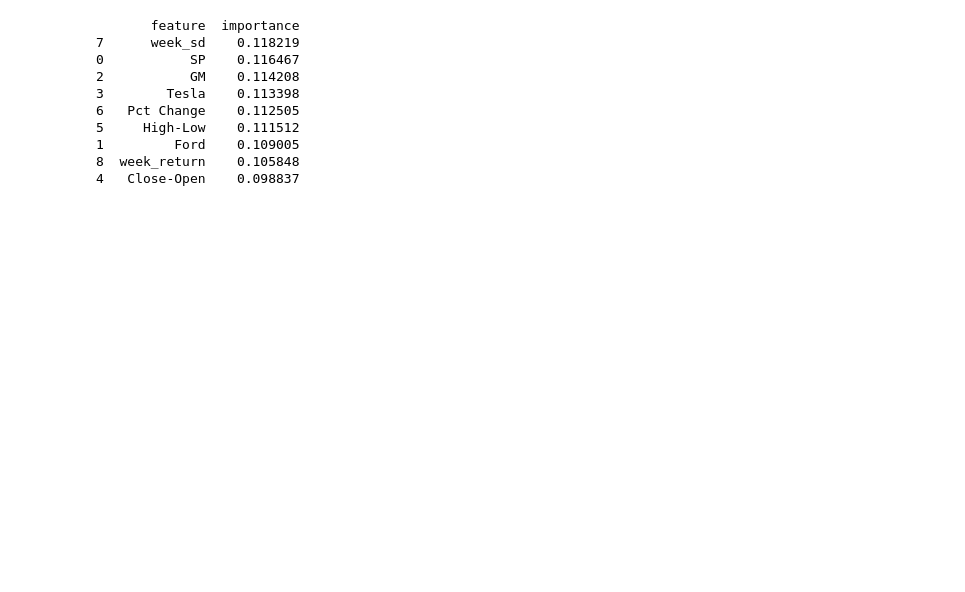
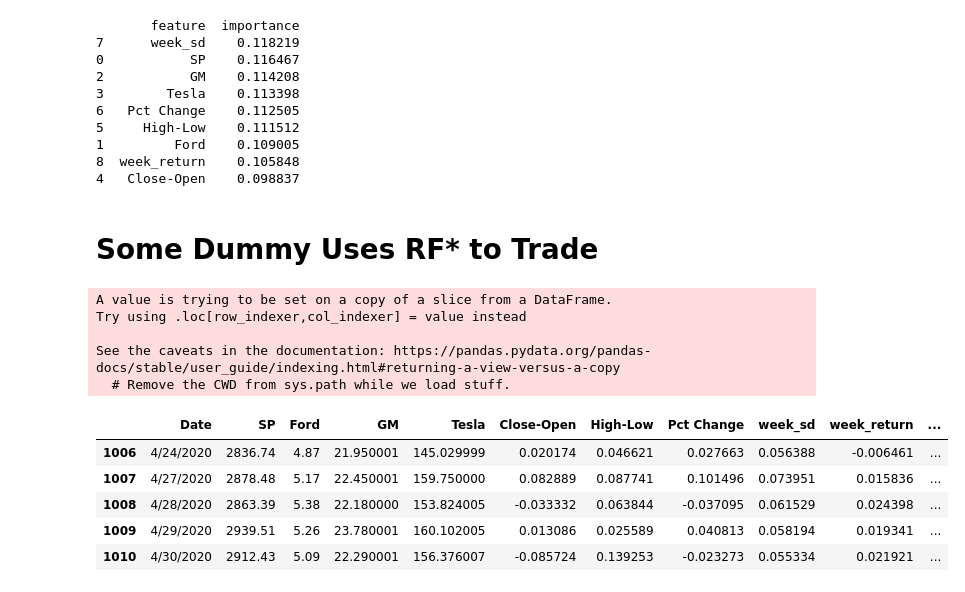
Before and after one commit to jborders23/math6397-funhouse, a Jupyter notebook: MATH6397_Final_RF.ipynb, the cells around one changed output. Cells and saved outputs as stored; diff of their text form; code cells hidden in the pictures; blank space fills up the shorter version.

```diff
--- a/MATH6397_Final_RF.ipynb
+++ b/MATH6397_Final_RF.ipynb
@@ -286,3 +286,29 @@ print(fi)
 1         Ford    0.109005
 8  week_return    0.105848
 4   Close-Open    0.098837
+# %% [markdown]
+# Some Dummy Uses RF* to Trade
+# %%
+#store RF*'s predictions, add them to the original test df
+#rf_predictions
+
+#concatenate dfs (drop Tesla's tomorrow price)
+data = pd.concat(objs=[f['Date'],s['Close'],f['Close'],g['Close'],t['Close'],
+                       t['Close-Open'],t['High-Low'],t['percent_change'],t['week_sd'],t['week_return'],t['Movement']]
+                 ,axis=1,keys=['Date','SP','Ford','GM','Tesla','Close-Open','High-Low','Pct Change','week_sd','week_return','Movement'])
+data.dropna(inplace=True)
+o_test = data.iloc[splitter:,:]
+o_test['Pred_Movement'] = rf_predictions
+o_test.head()
+# %% [output]
+A value is trying to be set on a copy of a slice from a DataFrame.
+Try using .loc[row_indexer,col_indexer] = value instead
+
+See the caveats in the documentation: https://pandas.pydata.org/pandas-docs/stable/user_guide/indexing.html#returning-a-view-versus-a-copy
+  # Remove the CWD from sys.path while we load stuff.
+|  | Date | SP | Ford | GM | Tesla | Close-Open | High-Low | Pct Change | week_sd | week_return | ... |
+| 1006 | 4/24/2020 | 2836.74 | 4.87 | 21.950001 | 145.029999 | 0.020174 | 0.046621 | 0.027663 | 0.056388 | -0.006461 | ... |
+| 1007 | 4/27/2020 | 2878.48 | 5.17 | 22.450001 | 159.750000 | 0.082889 | 0.087741 | 0.101496 | 0.073951 | 0.015836 | ... |
+| 1008 | 4/28/2020 | 2863.39 | 5.38 | 22.180000 | 153.824005 | -0.033332 | 0.063844 | -0.037095 | 0.061529 | 0.024398 | ... |
+| 1009 | 4/29/2020 | 2939.51 | 5.26 | 23.780001 | 160.102005 | 0.013086 | 0.025589 | 0.040813 | 0.058194 | 0.019341 | ... |
+| 1010 | 4/30/2020 | 2912.43 | 5.09 | 22.290001 | 156.376007 | -0.085724 | 0.139253 | -0.023273 | 0.055334 | 0.021921 | ... |
```
Also changed, not shown: parts of 5 cells of this notebook.
